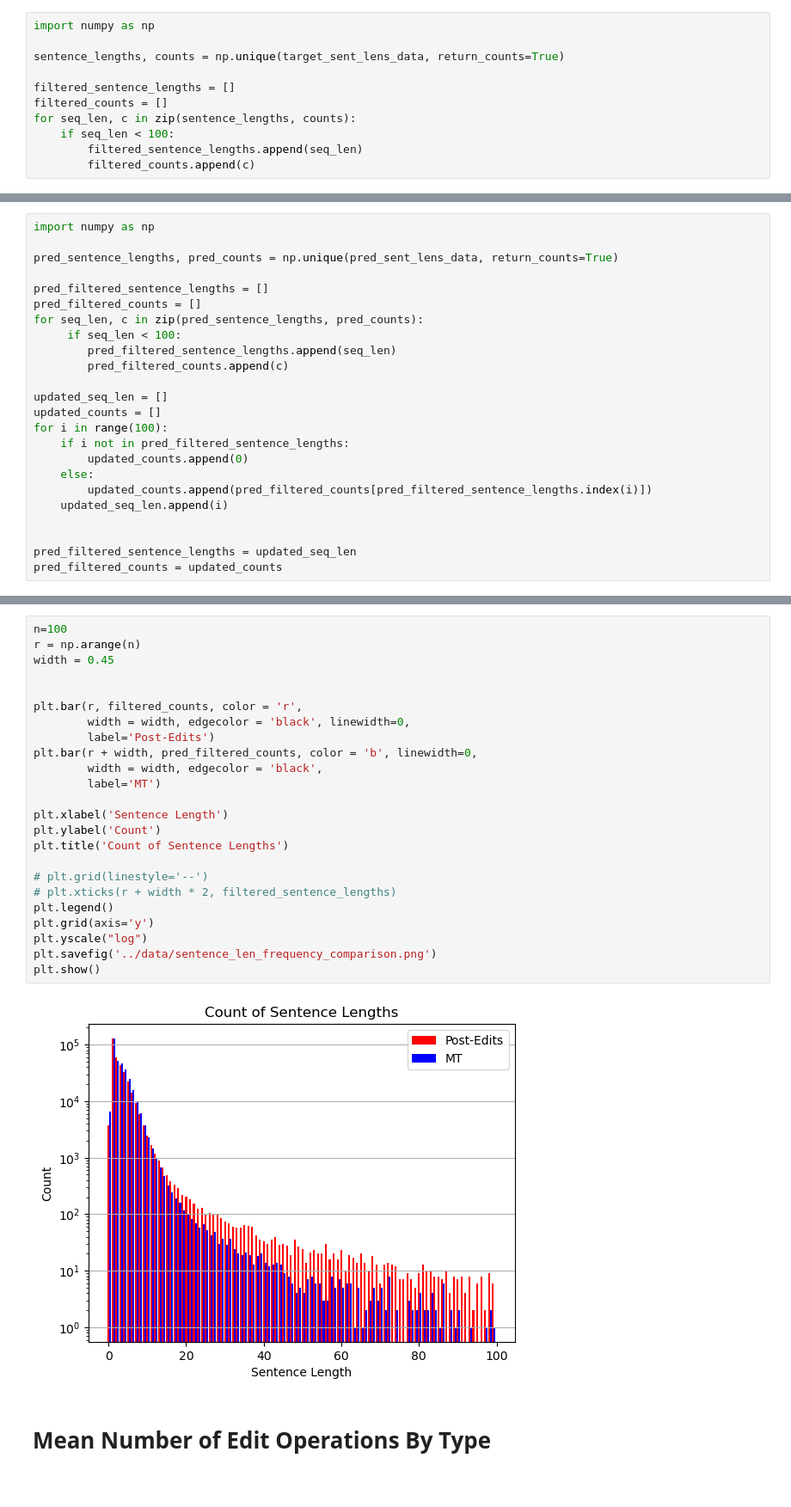
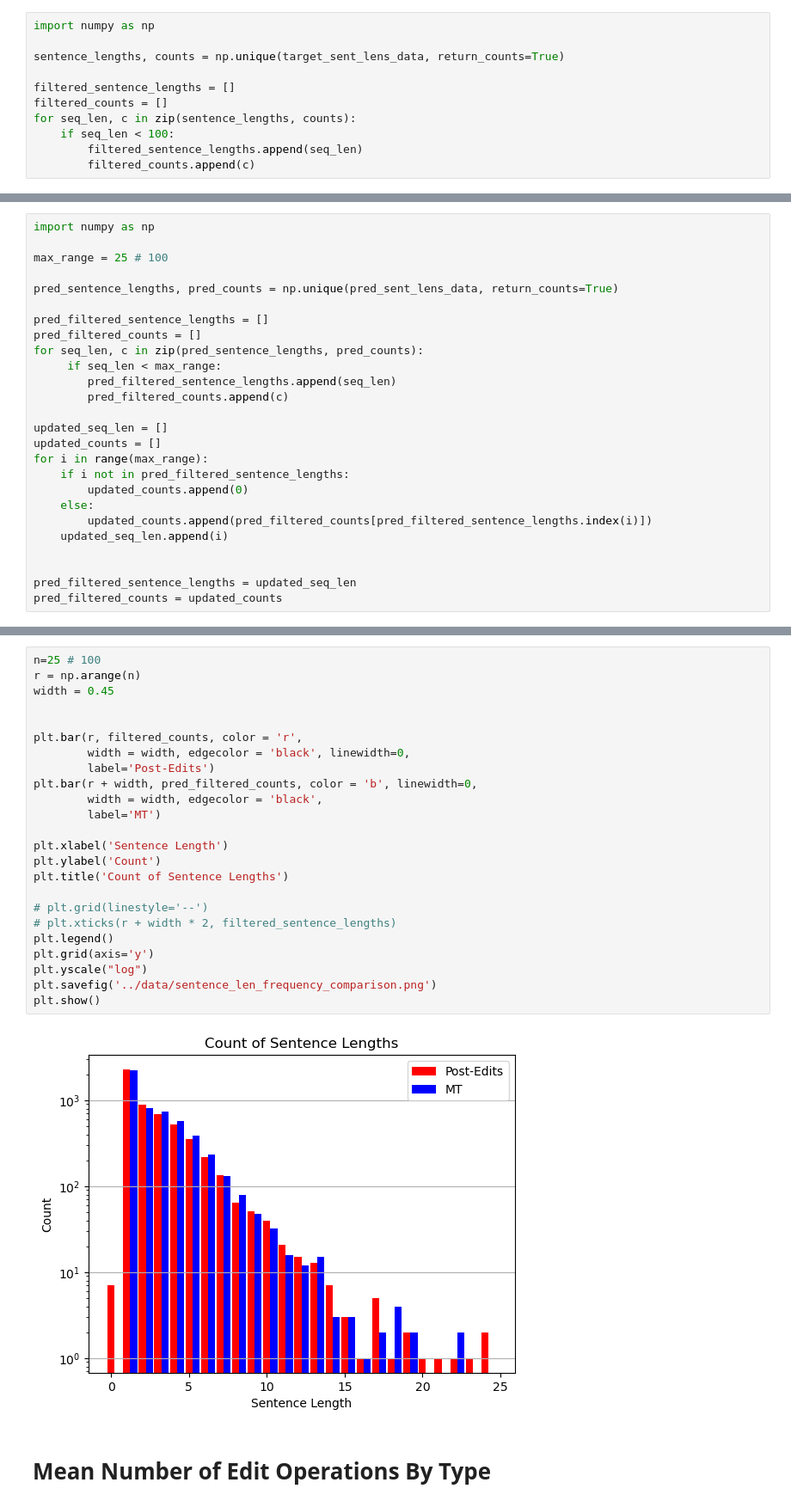
Before and after one commit to GGLAB-KU/twist, a Jupyter notebook: src/plot.ipynb, the cells around one changed output, grey strips where cells are left out. Shown at 86% size. Cells and saved outputs as stored; diff of their text form.

```diff
--- a/src/plot.ipynb
+++ b/src/plot.ipynb
@@ -156,18 +165,20 @@ plt.show()
 # %%
 import numpy as np
+
+max_range = 25 # 100
 
 pred_sentence_lengths, pred_counts = np.unique(pred_sent_lens_data, return_counts=True)
 
 pred_filtered_sentence_lengths = []
 pred_filtered_counts = []
 for seq_len, c in zip(pred_sentence_lengths, pred_counts):
-     if seq_len < 100:
+     if seq_len < max_range:
         pred_filtered_sentence_lengths.append(seq_len)
         pred_filtered_counts.append(c)
 
 updated_seq_len = []
 updated_counts = []
-for i in range(100):
+for i in range(max_range):
     if i not in pred_filtered_sentence_lengths:
         updated_counts.append(0)
     else:
@@ -199,29 +210,29 @@ plt.show()
 # %%
-n=100
+n=25 # 100
 r = np.arange(n)
 width = 0.45
 
 
 plt.bar(r, filtered_counts, color = 'r',
         width = width, edgecolor = 'black', linewidth=0,
         label='Post-Edits')
 plt.bar(r + width, pred_filtered_counts, color = 'b', linewidth=0,
         width = width, edgecolor = 'black',
         label='MT')
 
 plt.xlabel('Sentence Length')
 plt.ylabel('Count')
 plt.title('Count of Sentence Lengths')
 
 # plt.grid(linestyle='--')
 # plt.xticks(r + width * 2, filtered_sentence_lengths)
 plt.legend()
 plt.grid(axis='y')
 plt.yscale("log")
 plt.savefig('../data/sentence_len_frequency_comparison.png')
 plt.show()
 # %% [output]
-[figure, old version]
+[figure, new version]
 # %% [markdown]
 # Mean Number of Edit Operations By Type
 # %%
```
Also changed, not shown: parts of 9 cells of this notebook, 1 other file.
